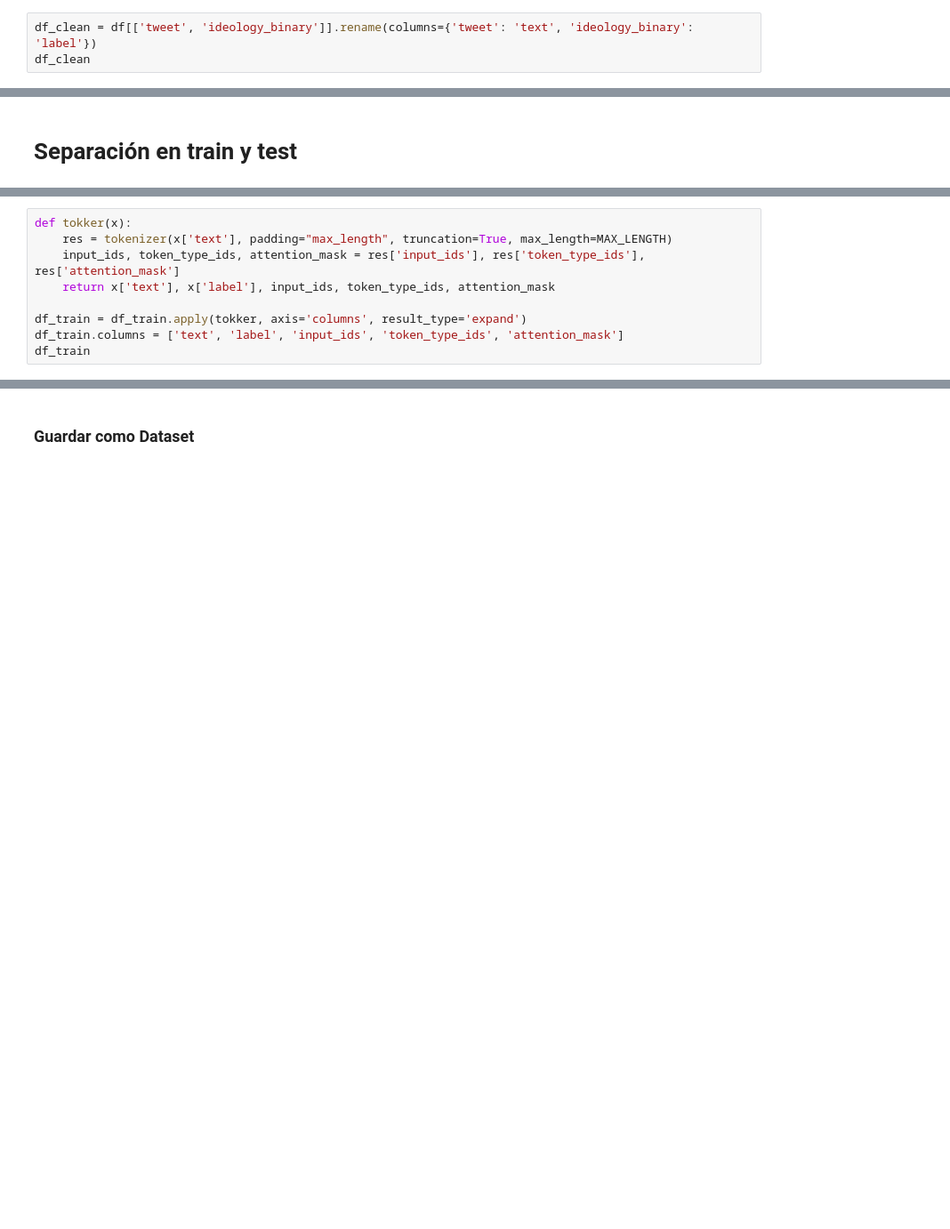
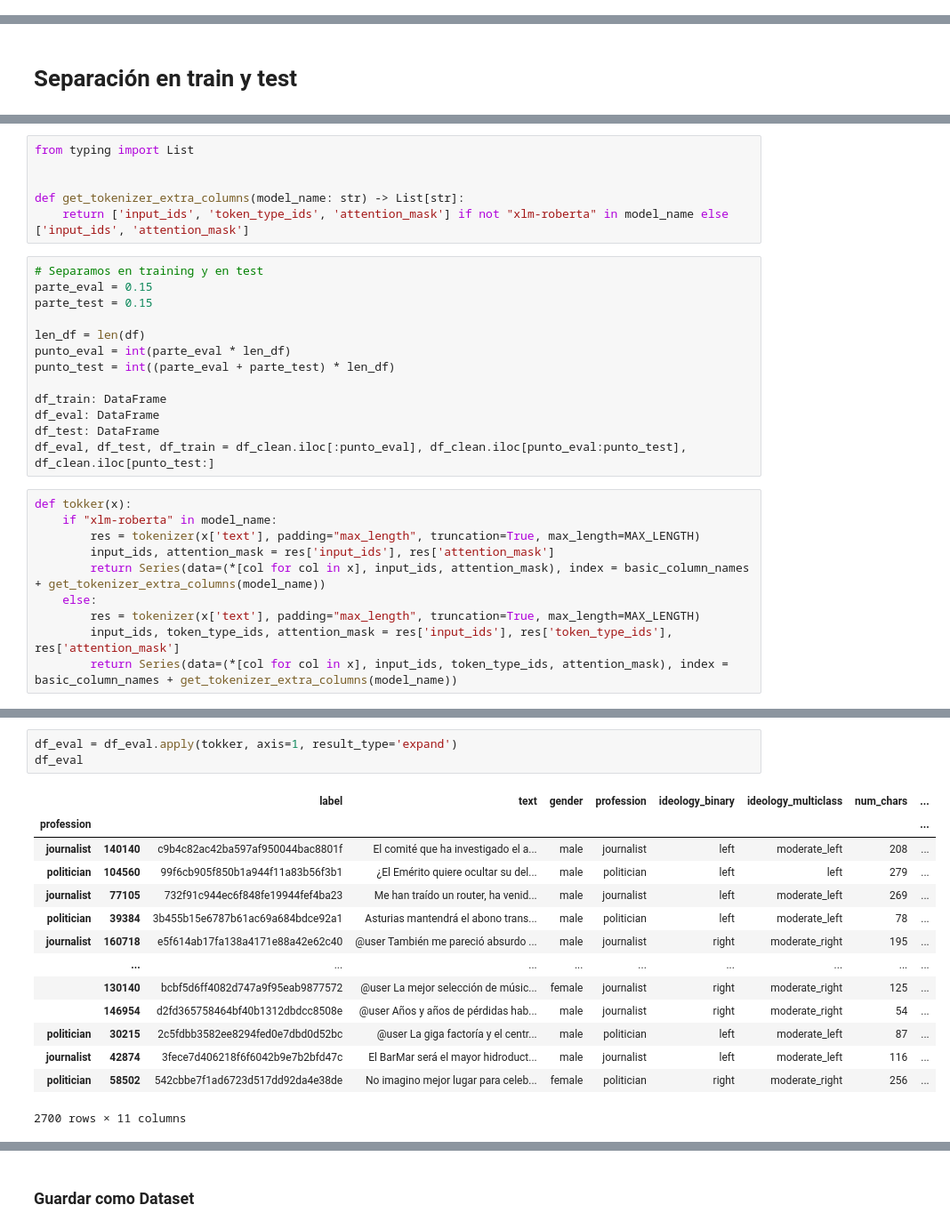
Before and after one commit to MIBbrandon/PLN_PoliticES, a Jupyter notebook: modelo.ipynb, the cells around one changed output, grey strips where cells are left out. Shown at 89% size. Cells and saved outputs as stored; diff of their text form; blank space fills up the shorter version.

Commit message:
Models are conglomerated and results can be viewed

```diff
--- a/modelo.ipynb
+++ b/modelo.ipynb
@@ -74,3 +228,0 @@ MAX_LENGTH
-# %%
-df_clean = df[['tweet', 'ideology_binary']].rename(columns={'tweet': 'text', 'ideology_binary': 'label'})
-df_clean
@@ -129,9 +231,29 @@ df_test
+# %%
+from typing import List
+
+
+def get_tokenizer_extra_columns(model_name: str) -> List[str]:
+    return ['input_ids', 'token_type_ids', 'attention_mask'] if not "xlm-roberta" in model_name else ['input_ids', 'attention_mask']
+# %%
+# Separamos en training y en test
+parte_eval = 0.15
+parte_test = 0.15
+
+len_df = len(df)
+punto_eval = int(parte_eval * len_df)
+punto_test = int((parte_eval + parte_test) * len_df)
+
+df_train: DataFrame
+df_eval: DataFrame
+df_test: DataFrame
+df_eval, df_test, df_train = df_clean.iloc[:punto_eval], df_clean.iloc[punto_eval:punto_test], df_clean.iloc[punto_test:]
 # %%
 def tokker(x):
-    res = tokenizer(x['text'], padding="max_length", truncation=True, max_length=MAX_LENGTH)
-    input_ids, token_type_ids, attention_mask = res['input_ids'], res['token_type_ids'], res['attention_mask']
-    return x['text'], x['label'], input_ids, token_type_ids, attention_mask
-
-df_train = df_train.apply(tokker, axis='columns', result_type='expand')
-df_train.columns = ['text', 'label', 'input_ids', 'token_type_ids', 'attention_mask']
-df_train
+    if "xlm-roberta" in model_name:
+        res = tokenizer(x['text'], padding="max_length", truncation=True, max_length=MAX_LENGTH)
+        input_ids, attention_mask = res['input_ids'], res['attention_mask']
+        return Series(data=(*[col for col in x], input_ids, attention_mask), index = basic_column_names + get_tokenizer_extra_columns(model_name))
+    else:
+        res = tokenizer(x['text'], padding="max_length", truncation=True, max_length=MAX_LENGTH)
+        input_ids, token_type_ids, attention_mask = res['input_ids'], res['token_type_ids'], res['attention_mask']
+        return Series(data=(*[col for col in x], input_ids, token_type_ids, attention_mask), index = basic_column_names + get_tokenizer_extra_columns(model_name))
@@ -152 +278,19 @@ df_train
+# %%
+df_eval = df_eval.apply(tokker, axis=1, result_type='expand')
+df_eval
+# %% [output]
+|  |  | label | text | gender | profession | ideology_binary | ideology_multiclass | num_chars | ... |
+| profession |  |  |  |  |  |  |  |  | ... |
+| journalist | 140140 | c9b4c82ac42ba597af950044bac8801f | El comité que ha investigado el a... | male | journalist | left | moderate_left | 208 | ... |
+| politician | 104560 | 99f6cb905f850b1a944f11a83b56f3b1 | ¿El Emérito quiere ocultar su del... | male | politician | left | left | 279 | ... |
+| journalist | 77105 | 732f91c944ec6f848fe19944fef4ba23 | Me han traído un router, ha venid... | male | journalist | left | moderate_left | 269 | ... |
+| politician | 39384 | 3b455b15e6787b61ac69a684bdce92a1 | Asturias mantendrá el abono trans... | male | politician | left | moderate_left | 78 | ... |
+| journalist | 160718 | e5f614ab17fa138a4171e88a42e62c40 | @user También me pareció absurdo ... | male | journalist | right | moderate_right | 195 | ... |
+|  | ... | ... | ... | ... | ... | ... | ... | ... | ... |
+|  | 130140 | bcbf5d6ff4082d747a9f95eab9877572 | @user La mejor selección de músic... | female | journalist | right | moderate_right | 125 | ... |
+|  | 146954 | d2fd365758464bf40b1312dbdcc8508e | @user Años y años de pérdidas hab... | male | journalist | right | moderate_right | 54 | ... |
+| politician | 30215 | 2c5fdbb3582ee8294fed0e7dbd0d52bc | @user La giga factoría y el centr... | male | politician | left | moderate_left | 87 | ... |
+| journalist | 42874 | 3fece7d406218f6f6042b9e7b2bfd47c | El BarMar será el mayor hidroduct... | male | journalist | left | moderate_left | 116 | ... |
+| politician | 58502 | 542cbbe7f1ad6723d517dd92da4e38de | No imagino mejor lugar para celeb... | female | politician | right | moderate_right | 256 | ... |
+2700 rows × 11 columns
 # %%
```
Also changed, not shown: parts of 58 cells of this notebook, 1 other file.
